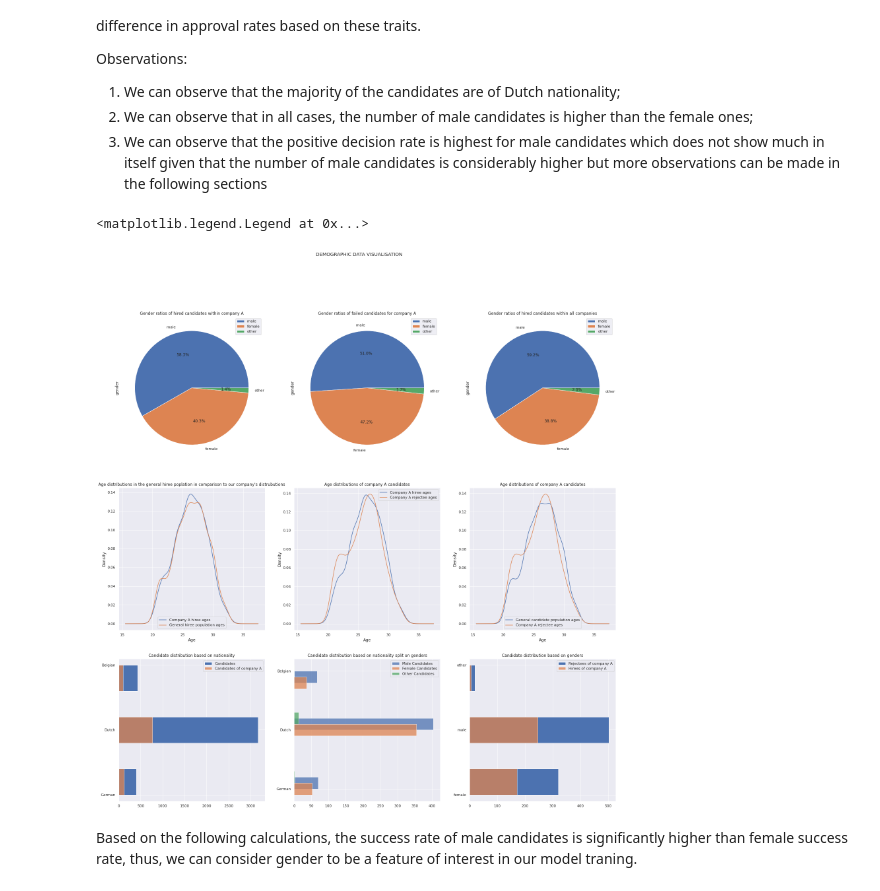
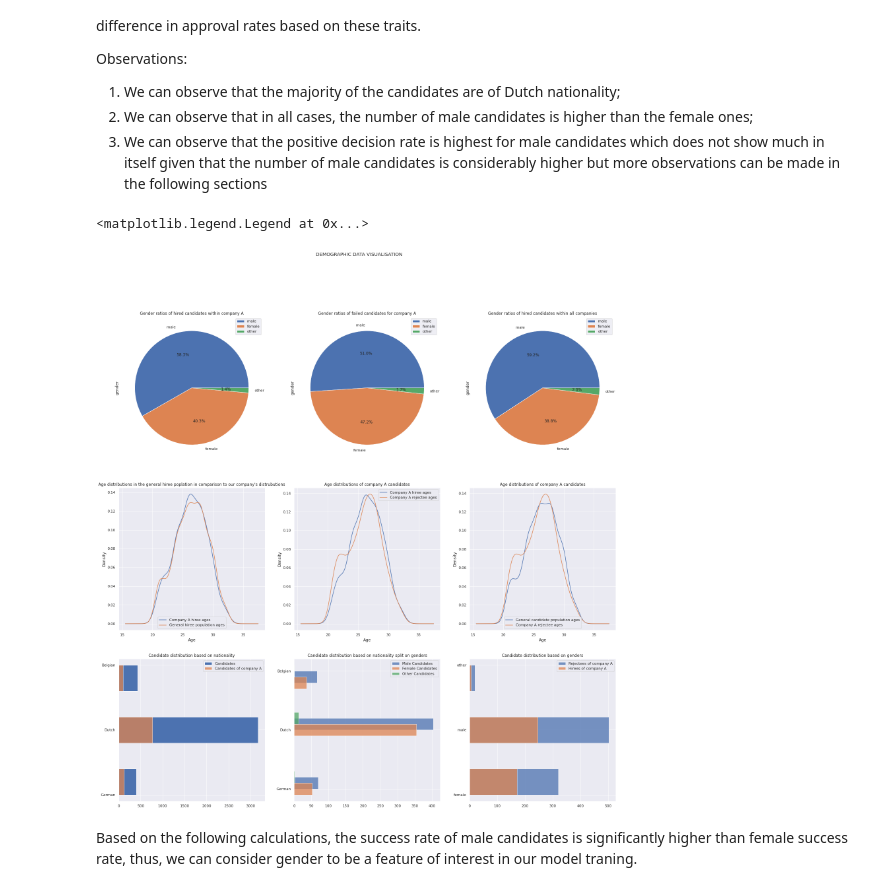
Before and after one commit to andrei-calin-dragomir/AdvisoryReportIDS, a Jupyter notebook: processing.ipynb, the cells around one changed output. Cells and saved outputs as stored; diff of their text form; code cells hidden in the pictures.

Commit message:
Professional visualisation is almost complete, demographic visualisation is done

```diff
--- a/processing.ipynb
+++ b/processing.ipynb
@@ -106,36 +106,36 @@ ax5.legend()
 #Sixth plot
 demographicDataFrame.query("decision and company != 'A'")['age'].plot(kind='density', ax=ax6, label="General candidate population ages")
 demographicDataFrame.query("not decision and company == 'A'")['age'].plot(kind='density', ax=ax6, label="Company A rejectee ages")
 ax6.set_xlabel("Age")
 ax6.set_title("Age distributions of company A candidates")
 ax6.legend()
 
 #Seventh plot
 ax7.hist(demographicDataFrame['nationality'], label = 'Candidates', bins = 5, orientation='horizontal')
 ax7.hist(demographicDataFrame.query("company == 'A'")['nationality'], bins = 5, label = 'Candidates of company A', orientation='horizontal', alpha = 0.75)
 ax7.set_title("Candidate distribution based on nationality")
 ax7.legend()
 
 #Eighth plot
 ax8.hist(demographicDataFrame.query("gender == 'male' and company == 'A'")['nationality'], label='Male Candidates', orientation='horizontal', align='mid', alpha= 0.75)
 ax8.hist(demographicDataFrame.query("gender == 'female' and company == 'A'")['nationality'], label='Female Candidates', orientation='horizontal', align='left', alpha= 0.75)
 ax8.hist(demographicDataFrame.query("gender == 'other' and company == 'A'")['nationality'], label='Other Candidates', orientation='horizontal', align='right', alpha= 0.75)
 ax8.set_title("Candidate distribution based on nationality split on genders")
 ax8.legend()
 
 
 
 #Ninth plot
-ax9.hist(demographicDataFrame.query("decision and company != 'A'")['gender'], bins = 5, label = 'Rejectees of company A', orientation='horizontal')
-ax9.hist(demographicDataFrame.query("decision and company == 'A'")['gender'], label = 'Hirees of company A', bins = 5, orientation='horizontal',alpha = 0.75)
+ax9.hist(demographicDataFrame.query("decision and company != 'A'")['gender'], bins = 5, label = 'Rejectees of company A', orientation='horizontal', alpha = 0.75)
+ax9.hist(demographicDataFrame.query("decision and company == 'A'")['gender'], label = 'Hirees of company A', bins = 5, orientation='horizontal', alpha=0.75)
 ax9.set_title("Candidate distribution based on nationality")
 ax9.legend()
 
 ax9.set_title("Candidate distribution based on genders")
 ax9.legend()
 # %% [output]
 <matplotlib.legend.Legend at 0x...>
-[figure, old version]
+[figure, new version]
 # %% [markdown]
 Based on the following calculations, the success rate of male candidates is significantly higher than female success rate, thus, we can consider gender to be a feature of interest in our model traning.
 # %%
```
Also changed, not shown: parts of 3 cells of this notebook.
